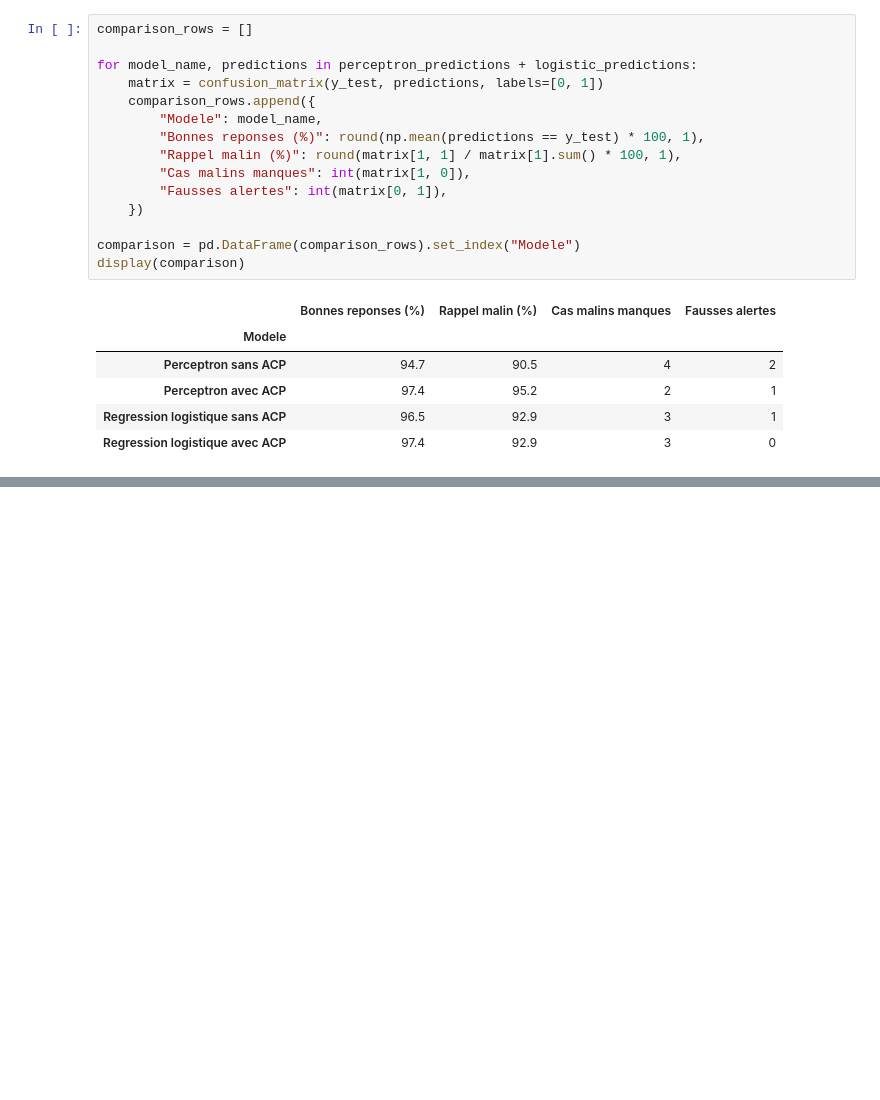
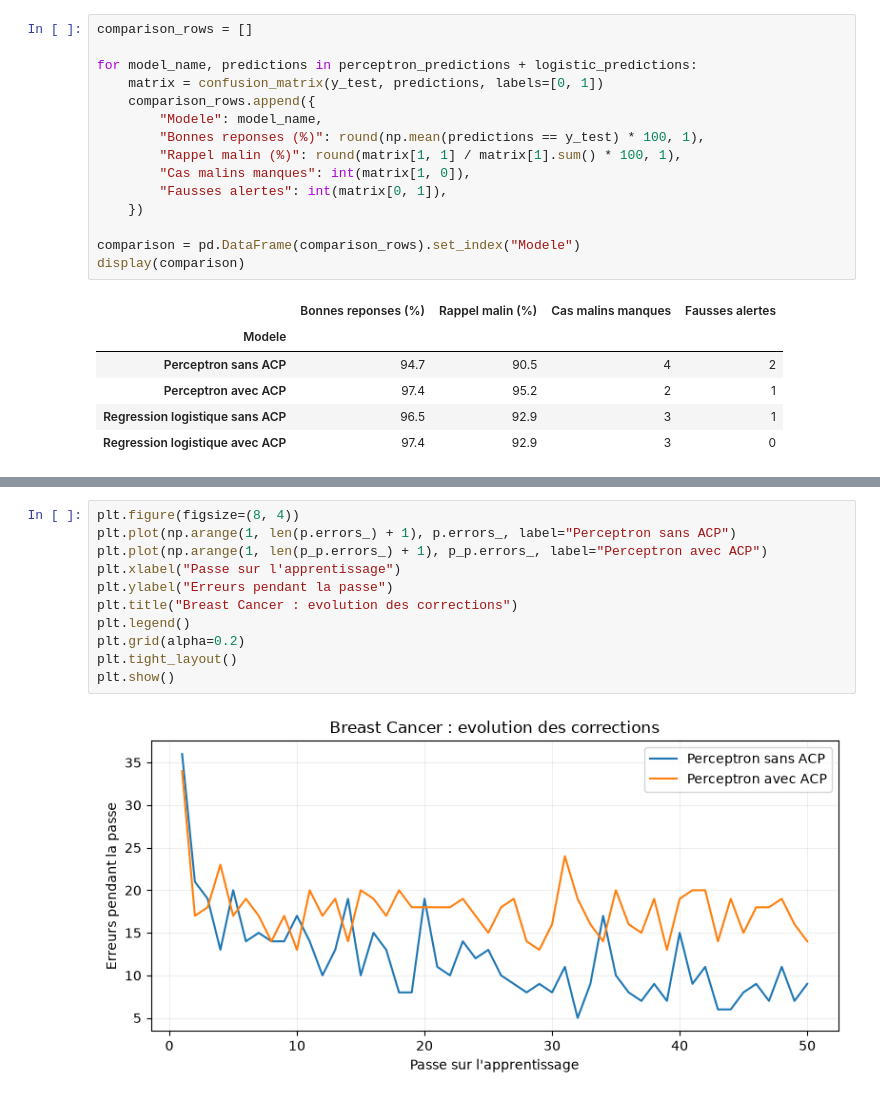
Before and after one commit to TheGoatLucien/building-perceptron, a Jupyter notebook: eda.ipynb, the cells around one changed output, grey strips where cells are left out. Drawn from its saved outputs; the diff is of its cells as text; blank space fills up the shorter version.

```diff
--- a/eda.ipynb
+++ b/eda.ipynb
@@ -403,0 +608,13 @@ display(comparison)
+# %%
+plt.figure(figsize=(8, 4))
+plt.plot(np.arange(1, len(p.errors_) + 1), p.errors_, label="Perceptron sans ACP")
+plt.plot(np.arange(1, len(p_p.errors_) + 1), p_p.errors_, label="Perceptron avec ACP")
+plt.xlabel("Passe sur l'apprentissage")
+plt.ylabel("Erreurs pendant la passe")
+plt.title("Breast Cancer : evolution des corrections")
+plt.legend()
+plt.grid(alpha=0.2)
+plt.tight_layout()
+plt.show()
+# %% [output]
+[figure, added]
```
Also changed, not shown: parts of 17 cells of this notebook, 22 other files.
